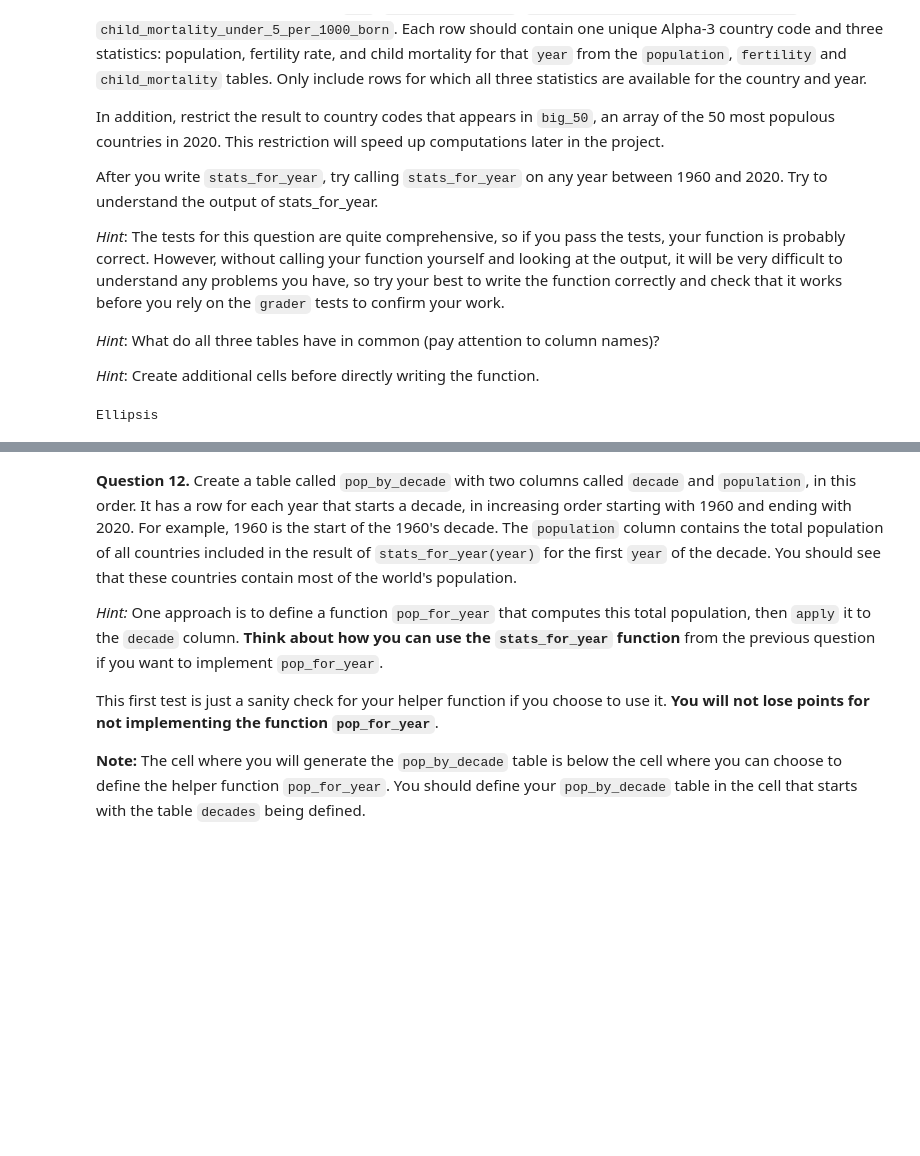
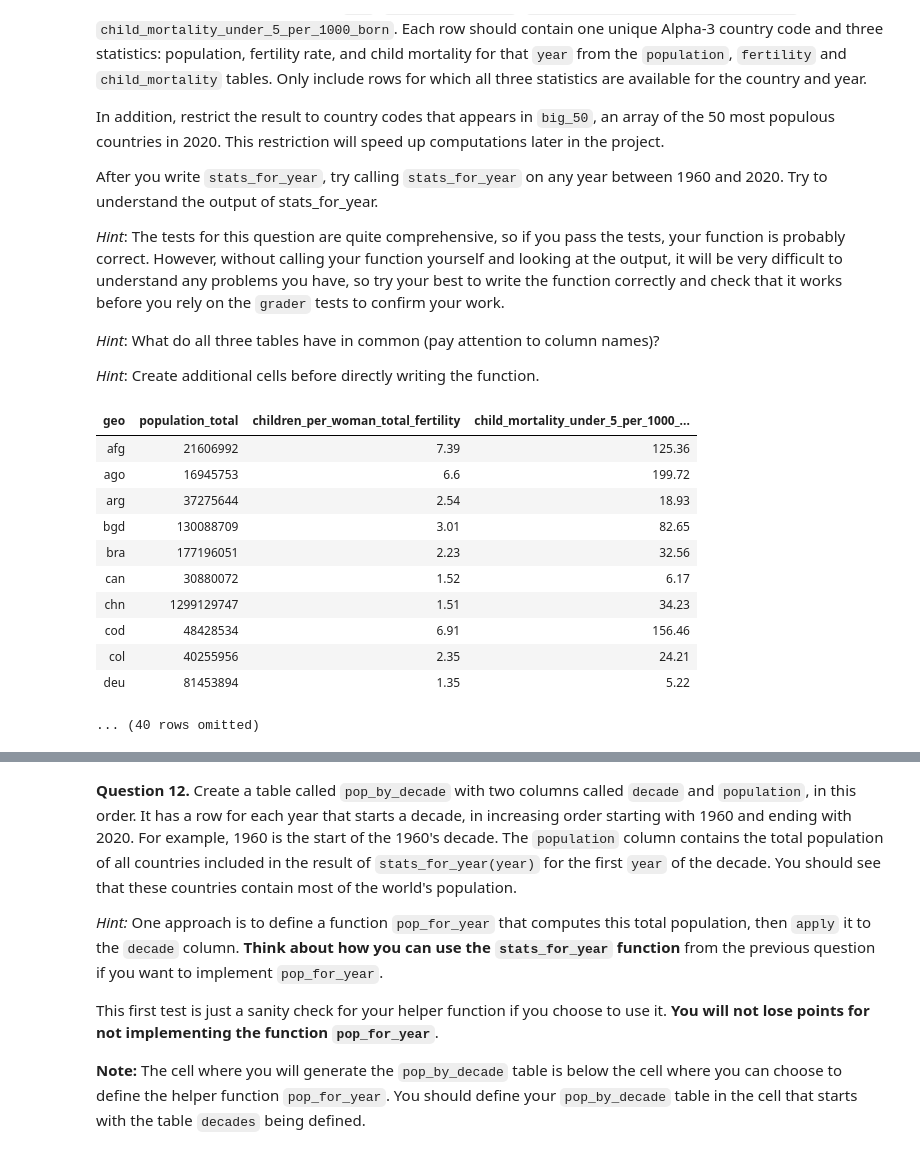
Before and after one commit to AndrewClough05/Intro-to-Data-Analytics-2.0, a Jupyter notebook: project1/project1/project1.ipynb, the cells around one changed output, grey strips where cells are left out. Drawn from its saved outputs; the diff is of its cells as text; code cells hidden in the pictures; blank space fills up the shorter version.

```diff
--- a/project1/project1/project1.ipynb
+++ b/project1/project1/project1.ipynb
@@ -448,19 +448,36 @@ After you write `stats_for_year`, try calling `stats_for_year` on any year betwe
 # %%
 # We first create a population table that only includes the
 # 50 countries with the largest 2020 populations. We focus on
 # these 50 countries only so that plotting later will run faster.
 big_50 = population.where('time', are.equal_to(2020)).sort("population_total", descending=True).take(np.arange(50)).column('geo')
 population_of_big_50 = population.where('time', are.above(1959)).where('geo', are.contained_in(big_50))
 
+
+
 def stats_for_year(year):
     """Return a table of the stats for each country that year."""
-    p = population_of_big_50.where('time', are.equal_to(year)).drop('time')
-    f = fertility.where('time', are.equal_to(year)).drop('time')
-    c = child_mortality.where('time', are.equal_to(year)).drop('time')
+    p = population_of_big_50.where('time', are.equal_to(year)).drop("time")
+    f = fertility.where('time', are.equal_to(year)).drop("time")
+    c = child_mortality.where('time', are.equal_to(year)).drop("time")
+    pf = p.join("geo",f,"geo")
+    pfc = pf.join("geo",c,"geo")
+
+    return pfc
     ...
 
-...
+stats_for_year(2001)
 # %% [output]
+| geo | population_total | children_per_woman_total_fertility | child_mortality_under_5_per_1000_... |
+| afg | 21606992 | 7.39 | 125.36 |
+| ago | 16945753 | 6.6 | 199.72 |
+| arg | 37275644 | 2.54 | 18.93 |
+| bgd | 130088709 | 3.01 | 82.65 |
+| bra | 177196051 | 2.23 | 32.56 |
+| can | 30880072 | 1.52 | 6.17 |
+| chn | 1299129747 | 1.51 | 34.23 |
+| cod | 48428534 | 6.91 | 156.46 |
+| col | 40255956 | 2.35 | 24.21 |
+| deu | 81453894 | 1.35 | 5.22 |
-Ellipsis
+... (40 rows omitted)
 # %%
 grader.check("q1_11")
```
Also changed, not shown: parts of 1 cell of this notebook, 9 other files.
